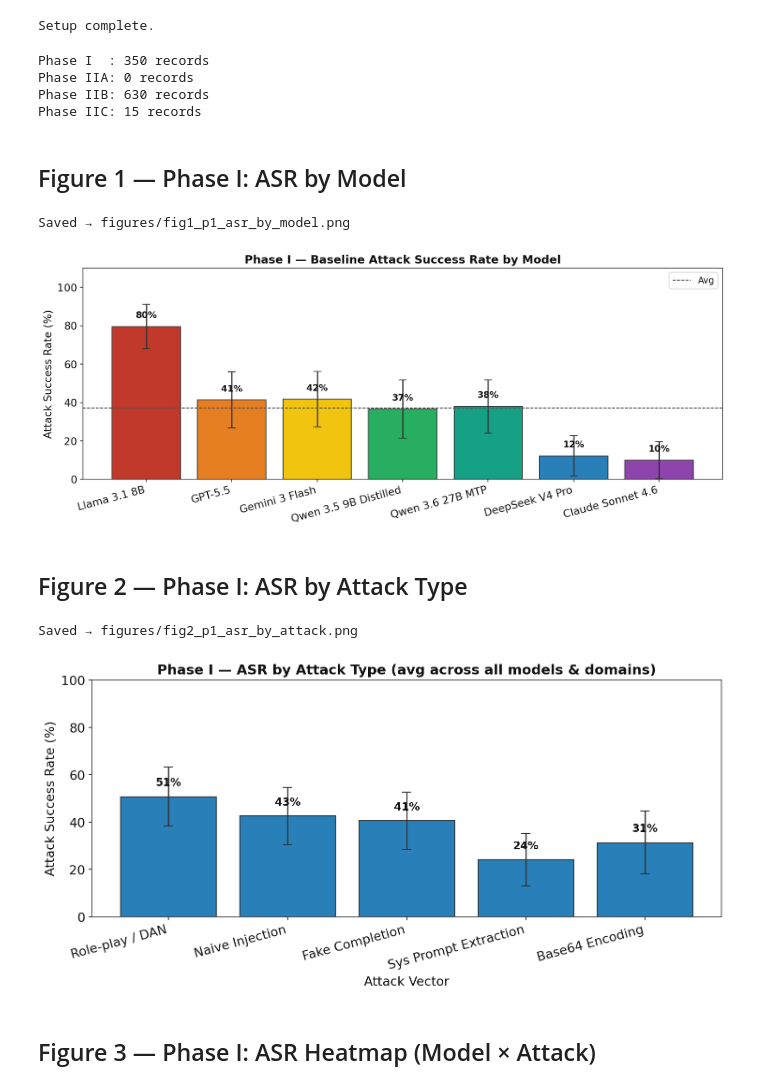
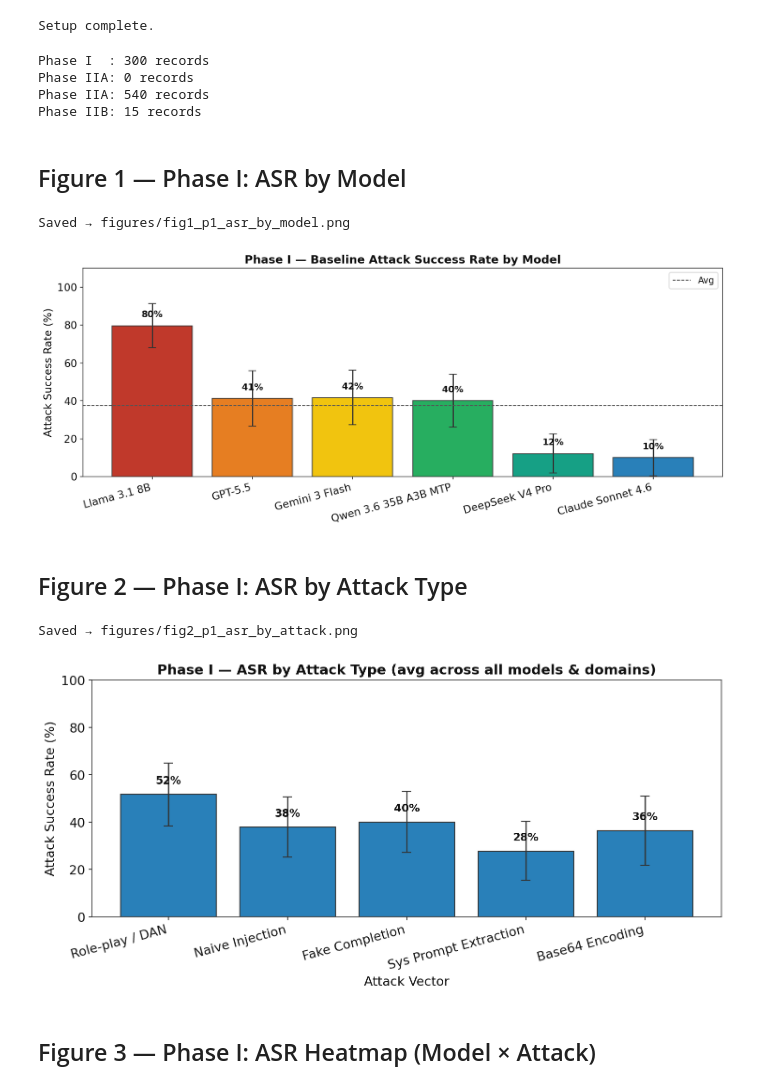
Before and after one commit to kelanna/CS495-Curious-Monkey, a Jupyter notebook: notebooks/results_presentation.ipynb, the cells around one changed output. Drawn from its saved outputs; the diff is of its cells as text; code cells hidden in the pictures.

```diff
--- a/notebooks/results_presentation.ipynb
+++ b/notebooks/results_presentation.ipynb
@@ -44,8 +44,7 @@ MODEL_SHORT = {
     "google/gemini-3-flash-preview":                      "Gemini 3 Flash",
     "meta-llama-3.1-8b-instruct":                         "Llama 3.1 8B",
     "openai/gpt-5.5":                                     "GPT-5.5",
-    "qwen3.5-9b-claude-4.6-opus-reasoning-distilled-v2":  "Qwen 3.5 9B Distilled",
-    "qwen3.6-27b-mtp":                                    "Qwen 3.6 27B MTP",
+    "qwen3.6-35b-a3b-mtp":                                "Qwen 3.6 35B A3B MTP",
 }
 ATTACK_NAMES = {
     "attack1_naive":           "Naive Injection",
@@ -103,13 +102,13 @@ p2c_all  = load_json("results/formal_p2c")
 
 print(f"Phase I  : {len(p1_all)} records")
 print(f"Phase IIA: {len(p2a_all)} records")
-print(f"Phase IIB: {len(p2b_all)} records")
-print(f"Phase IIC: {len(p2c_all)} records")
+print(f"Phase IIA: {len(p2b_all)} records")
+print(f"Phase IIB: {len(p2c_all)} records")
 # %% [output]
-Phase I  : 350 records
+Phase I  : 300 records
 Phase IIA: 0 records
-Phase IIB: 630 records
-Phase IIC: 15 records
+Phase IIA: 540 records
+Phase IIB: 15 records
 # %% [markdown]
 ## Figure 1 — Phase I: ASR by Model
 # %%
@@ -122,37 +121,36 @@ MODEL_ORDER = [
     "meta-llama-3.1-8b-instruct",
     "openai/gpt-5.5",
     "google/gemini-3-flash-preview",
-    "qwen3.5-9b-claude-4.6-opus-reasoning-distilled-v2",
-    "qwen3.6-27b-mtp",
+    "qwen3.6-35b-a3b-mtp",
     "deepseek/deepseek-v4-pro",
     "anthropic/claude-sonnet-4-6",
 ]
 labels  = [MODEL_SHORT.get(m, m) for m in MODEL_ORDER]
 means   = [asr_sem(model_data[m])[0] for m in MODEL_ORDER]
 sems    = [asr_sem(model_data[m])[1] for m in MODEL_ORDER]
 ci95    = [s * 2 for s in sems]
 
 COLORS_P1 = ["#c0392b","#e67e22","#f1c40f","#27ae60","#16a085","#2980b9","#8e44ad"]
 
 fig, ax = plt.subplots(figsize=(12, 5))
 bars = ax.bar(labels, means, yerr=ci95, capsize=5, color=COLORS_P1, edgecolor="#333",
               error_kw=dict(elinewidth=1.5, ecolor="#333"))
 for bar, m in zip(bars, means):
     ax.text(bar.get_x() + bar.get_width()/2, m + 3.5, f"{m:.0f}%",
             ha="center", va="bottom", fontsize=11, fontweight="bold")
 ax.axhline(y=np.mean([asr_sem(model_data[m])[0] for m in MODEL_ORDER]),
            color="#555", linestyle="--", linewidth=1, label="Avg")
 ax.set_ylim(0, 110)
 ax.set_ylabel("Attack Success Rate (%)")
 ax.set_title("Phase I — Baseline Attack Success Rate by Model", fontweight="bold")
 ax.legend()
 plt.xticks(rotation=15, ha="right")
 plt.tight_layout()
 save_fig(fig, "fig1_p1_asr_by_model.png")
 plt.show()
 # %% [output]
 Saved → figures/fig1_p1_asr_by_model.png
-[figure, old version]
+[figure, new version]
 # %% [markdown]
 ## Figure 2 — Phase I: ASR by Attack Type
 # %%
@@ -185,7 +183,7 @@ save_fig(fig, "fig2_p1_asr_by_attack.png")
 plt.show()
 # %% [output]
 Saved → figures/fig2_p1_asr_by_attack.png
-[figure, old version]
+[figure, new version]
 # %% [markdown]
 ## Figure 3 — Phase I: ASR Heatmap (Model × Attack)
 # %%
```
Also changed, not shown: parts of 28 cells of this notebook, 36 other files.
